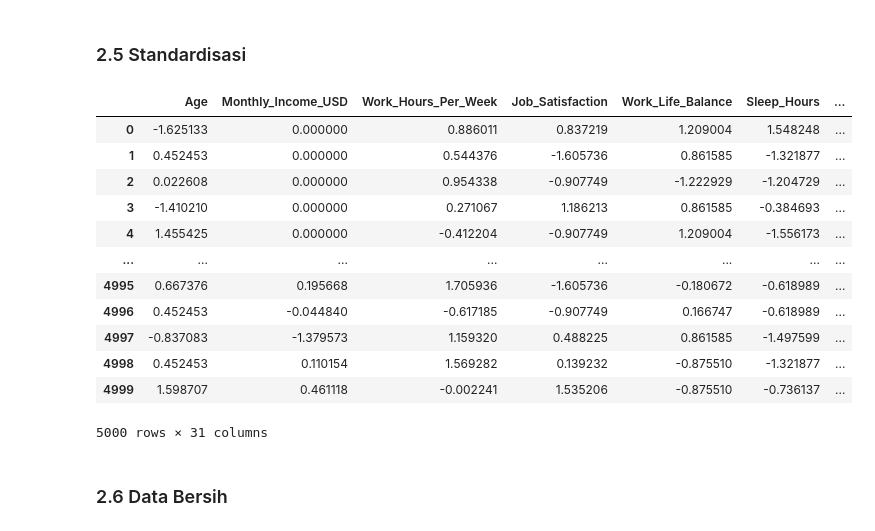
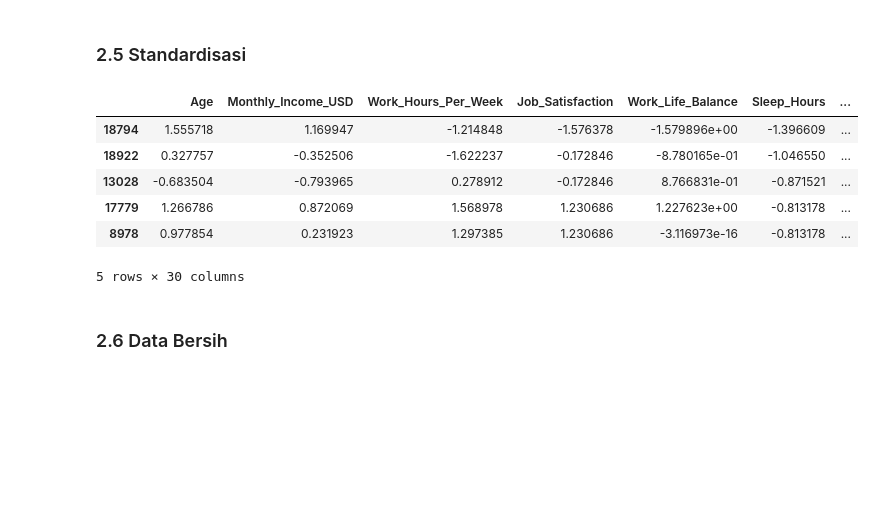
Before and after one commit to Keluarga-Cemara-Team/MachineLearningPBL, a Jupyter notebook: NaiveBayes/NB_AntiBurnout_Gaussian.ipynb, the cells around one changed output. Saved outputs shown, nothing was run; the diff lists cells and outputs as text; code cells hidden in the pictures; blank space fills up the shorter version.

```diff
--- a/NaiveBayes/NB_AntiBurnout_Gaussian.ipynb
+++ b/NaiveBayes/NB_AntiBurnout_Gaussian.ipynb
@@ -103,7 +104,8 @@ categorical_columns = categorical_columns.drop(
         'AI_Wellness_Recommendation',
         'Burnout_Risk',
         'Education_Level',
-        'Employment_Status'
+        'Employment_Status',
+        'Mental_Health_Status'
     ],
     errors='ignore'
 )
@@ -227,22 +229,10 @@ X[categorical_columns].head()
 ### 2.3 Penanganan Missing Values
 # %%
 print(
-    'Missing value sebelum preprocessing:'
+    'Missing value sebelum train-test split & preprocessing:'
 )
-
 print(
     X.isnull().sum()
 )
-
-X = X.fillna(
-    X.mean()
-)
-
-print(
-    '\nJumlah missing value setelah preprocessing:'
-)
-
-print(
-    X.isnull().sum()
-)
+print('\nCatatan: Imputasi mean akan di-fit hanya pada X_train setelah split untuk mencegah data leakage.')
 # %% [output]
@@ -268,41 +258,41 @@ dtype: int64
 # %% [markdown]
 ### 2.5 Standardisasi
 # %%
-scaler = StandardScaler()
-
-X_scaled = scaler.fit_transform(
-    X
-)
-
-X_scaled = pd.DataFrame(
-    X_scaled,
-    columns=X.columns,
-    index=X.index
-)
-
-X_train, X_test, y_train, y_test = train_test_split(
-    X_scaled,
+# 1. Split data mentah terlebih dahulu agar statistik X_test tidak bocor ke X_train
+X_train_raw, X_test_raw, y_train, y_test = train_test_split(
+    X,
     y,
     test_size=0.2,
     random_state=42,
     stratify=y
 )
 
-X_scaled
+# 2. Imputasi missing value dan scaling hanya di-fit pada data latih (X_train)
+imputer = SimpleImputer(strategy='mean')
+X_train_imputed = imputer.fit_transform(X_train_raw)
+X_test_imputed = imputer.transform(X_test_raw)
+
+scaler = StandardScaler()
+X_train = pd.DataFrame(
+    scaler.fit_transform(X_train_imputed),
+    columns=X.columns,
+    index=X_train_raw.index
+)
+X_test = pd.DataFrame(
+    scaler.transform(X_test_imputed),
+    columns=X.columns,
+    index=X_test_raw.index
+)
+
+X_train.head()
 # %% [output]
 |  | Age | Monthly_Income_USD | Work_Hours_Per_Week | Job_Satisfaction | Work_Life_Balance | Sleep_Hours | ... |
-| 0 | -1.625133 | 0.000000 | 0.886011 | 0.837219 | 1.209004 | 1.548248 | ... |
-| 1 | 0.452453 | 0.000000 | 0.544376 | -1.605736 | 0.861585 | -1.321877 | ... |
-| 2 | 0.022608 | 0.000000 | 0.954338 | -0.907749 | -1.222929 | -1.204729 | ... |
-| 3 | -1.410210 | 0.000000 | 0.271067 | 1.186213 | 0.861585 | -0.384693 | ... |
-| 4 | 1.455425 | 0.000000 | -0.412204 | -0.907749 | 1.209004 | -1.556173 | ... |
-| ... | ... | ... | ... | ... | ... | ... | ... |
-| 4995 | 0.667376 | 0.195668 | 1.705936 | -1.605736 | -0.180672 | -0.618989 | ... |
-| 4996 | 0.452453 | -0.044840 | -0.617185 | -0.907749 | 0.166747 | -0.618989 | ... |
-| 4997 | -0.837083 | -1.379573 | 1.159320 | 0.488225 | 0.861585 | -1.497599 | ... |
-| 4998 | 0.452453 | 0.110154 | 1.569282 | 0.139232 | -0.875510 | -1.321877 | ... |
-| 4999 | 1.598707 | 0.461118 | -0.002241 | 1.535206 | -0.875510 | -0.736137 | ... |
+| 18794 | 1.555718 | 1.169947 | -1.214848 | -1.576378 | -1.579896e+00 | -1.396609 | ... |
+| 18922 | 0.327757 | -0.352506 | -1.622237 | -0.172846 | -8.780165e-01 | -1.046550 | ... |
+| 13028 | -0.683504 | -0.793965 | 0.278912 | -0.172846 | 8.766831e-01 | -0.871521 | ... |
+| 17779 | 1.266786 | 0.872069 | 1.568978 | 1.230686 | 1.227623e+00 | -0.813178 | ... |
+| 8978 | 0.977854 | 0.231923 | 1.297385 | 1.230686 | -3.116973e-16 | -0.813178 | ... |
-5000 rows × 31 columns
+5 rows × 30 columns
 # %% [markdown]
 ### 2.6 Data Bersih
 # %%
```
Also changed, not shown: parts of 19 cells of this notebook, 32 other files.
